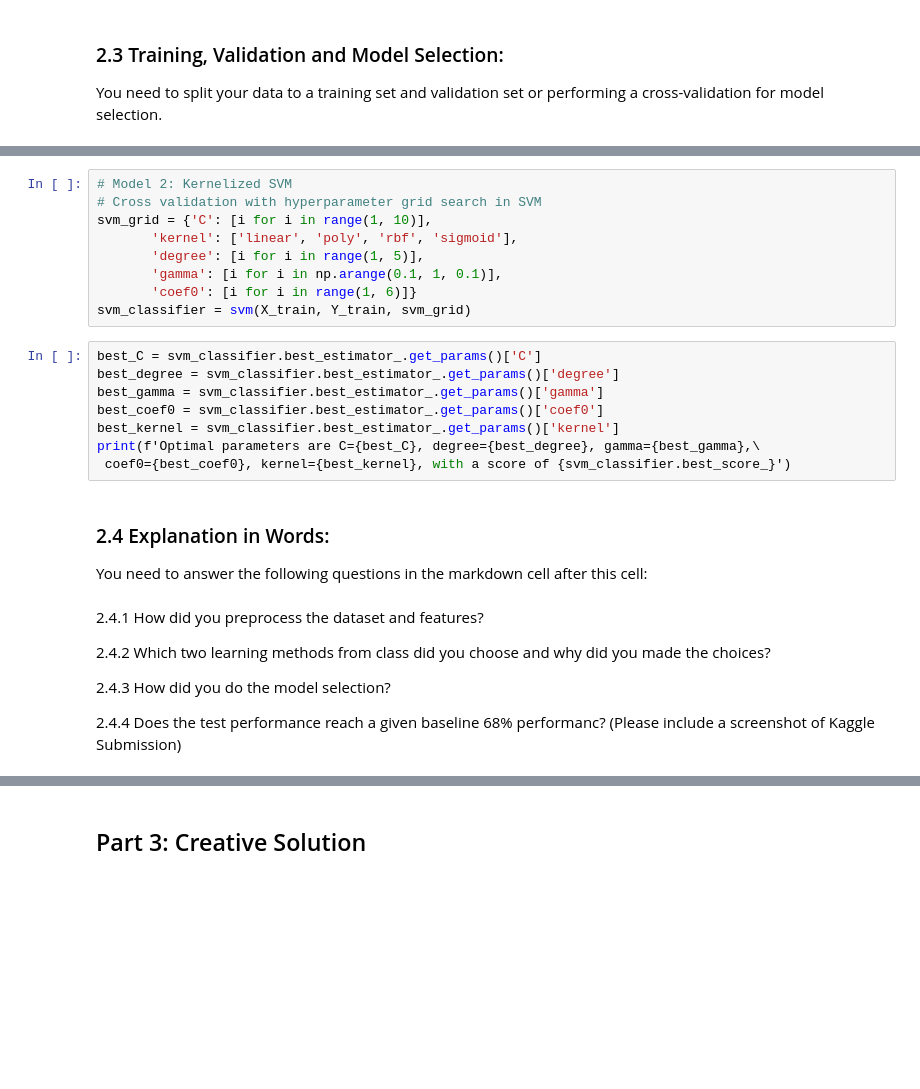
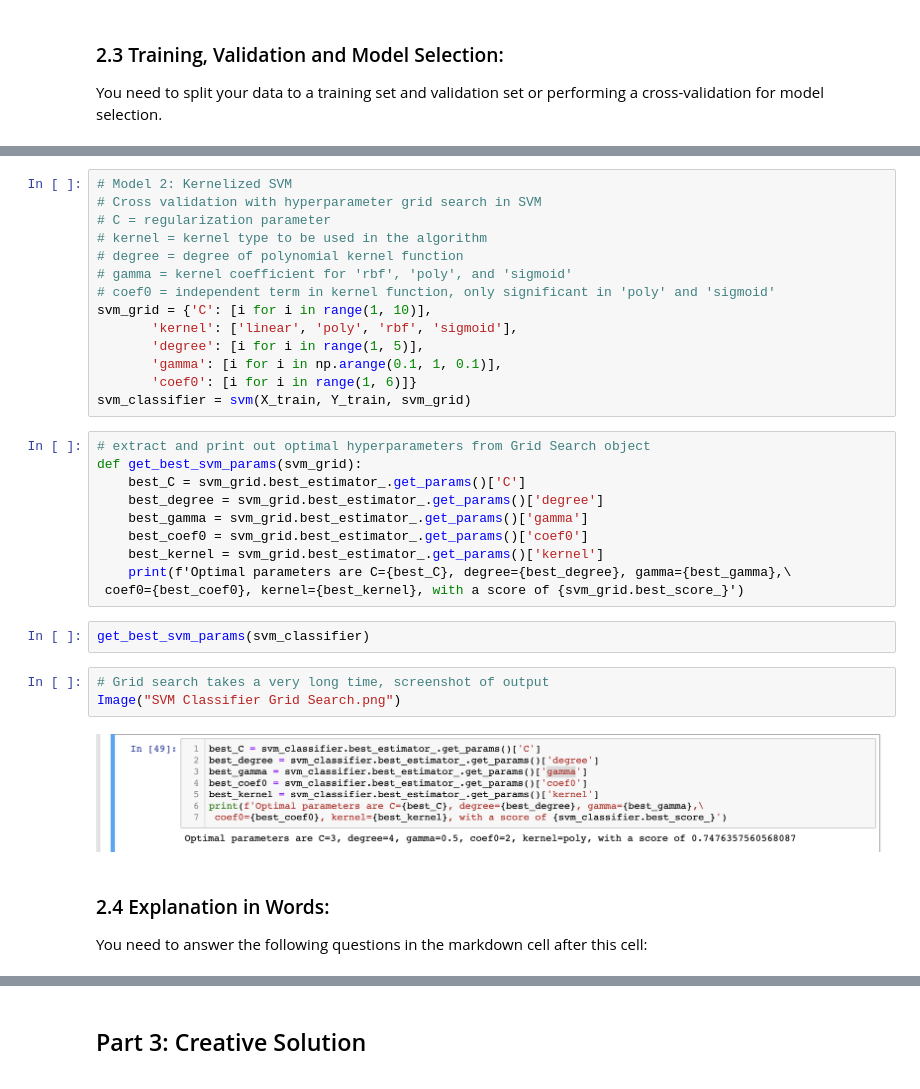
Before and after one commit to h-u-d/election-prediction, a Jupyter notebook: Solution/CS 4780 Final Project.ipynb, the cells around one changed output, grey strips where cells are left out. Drawn from its saved outputs; the diff is of its cells as text; blank space fills up the shorter version.

Commit message:
Wrote up to pt 3 writeup, fixed high degree svm, cleaned up repo

```diff
--- a/Solution/CS 4780 Final Project.ipynb
+++ b/Solution/CS 4780 Final Project.ipynb
@@ -164,6 +165,11 @@ print(f'Optimal parameters are k={best_k}, and p={best_p}, with a score of {best
 # %%
 # Model 2: Kernelized SVM
 # Cross validation with hyperparameter grid search in SVM
+# C = regularization parameter
+# kernel = kernel type to be used in the algorithm
+# degree = degree of polynomial kernel function
+# gamma = kernel coefficient for 'rbf', 'poly', and 'sigmoid'
+# coef0 = independent term in kernel function, only significant in 'poly' and 'sigmoid'
 svm_grid = {'C': [i for i in range(1, 10)],
        'kernel': ['linear', 'poly', 'rbf', 'sigmoid'],
        'degree': [i for i in range(1, 5)],
@@ -171,22 +177,23 @@ svm_grid = {'C': [i for i in range(1, 10)],
        'coef0': [i for i in range(1, 6)]}
 svm_classifier = svm(X_train, Y_train, svm_grid)
 # %%
-best_C = svm_classifier.best_estimator_.get_params()['C']
-best_degree = svm_classifier.best_estimator_.get_params()['degree']
-best_gamma = svm_classifier.best_estimator_.get_params()['gamma']
-best_coef0 = svm_classifier.best_estimator_.get_params()['coef0']
-best_kernel = svm_classifier.best_estimator_.get_params()['kernel']
-print(f'Optimal parameters are C={best_C}, degree={best_degree}, gamma={best_gamma},\
- coef0={best_coef0}, kernel={best_kernel}, with a score of {svm_classifier.best_score_}')
+# extract and print out optimal hyperparameters from Grid Search object
+def get_best_svm_params(svm_grid):
+    best_C = svm_grid.best_estimator_.get_params()['C']
+    best_degree = svm_grid.best_estimator_.get_params()['degree']
+    best_gamma = svm_grid.best_estimator_.get_params()['gamma']
+    best_coef0 = svm_grid.best_estimator_.get_params()['coef0']
+    best_kernel = svm_grid.best_estimator_.get_params()['kernel']
+    print(f'Optimal parameters are C={best_C}, degree={best_degree}, gamma={best_gamma},\
+ coef0={best_coef0}, kernel={best_kernel}, with a score of {svm_grid.best_score_}')
+# %%
+get_best_svm_params(svm_classifier)
+# %%
+# Grid search takes a very long time, screenshot of output
+Image("SVM Classifier Grid Search.png")
+# %% [output]
+[figure, added]
 # %% [markdown]
 <h3>2.4 Explanation in Words:</h3><p>
     You need to answer the following questions in the markdown cell after this cell:
-# %% [markdown]
-2.4.1 How did you preprocess the dataset and features?
-
-2.4.2 Which two learning methods from class did you choose and why did you made the choices?
-
-2.4.3 How did you do the model selection?
-
-2.4.4 Does the test performance reach a given baseline 68% performanc? (Please include a screenshot of Kaggle Submission)
 # %% [markdown]
```
Also changed, not shown: parts of 43 cells of this notebook, 11 other files.
